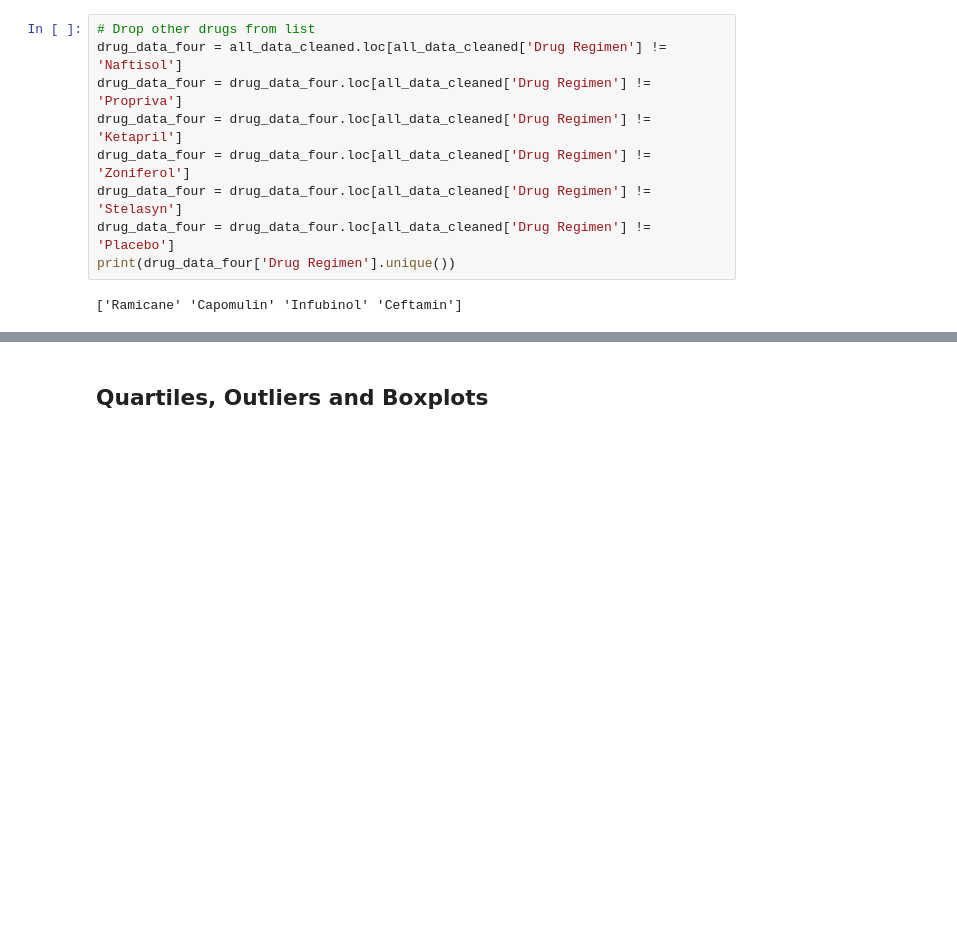
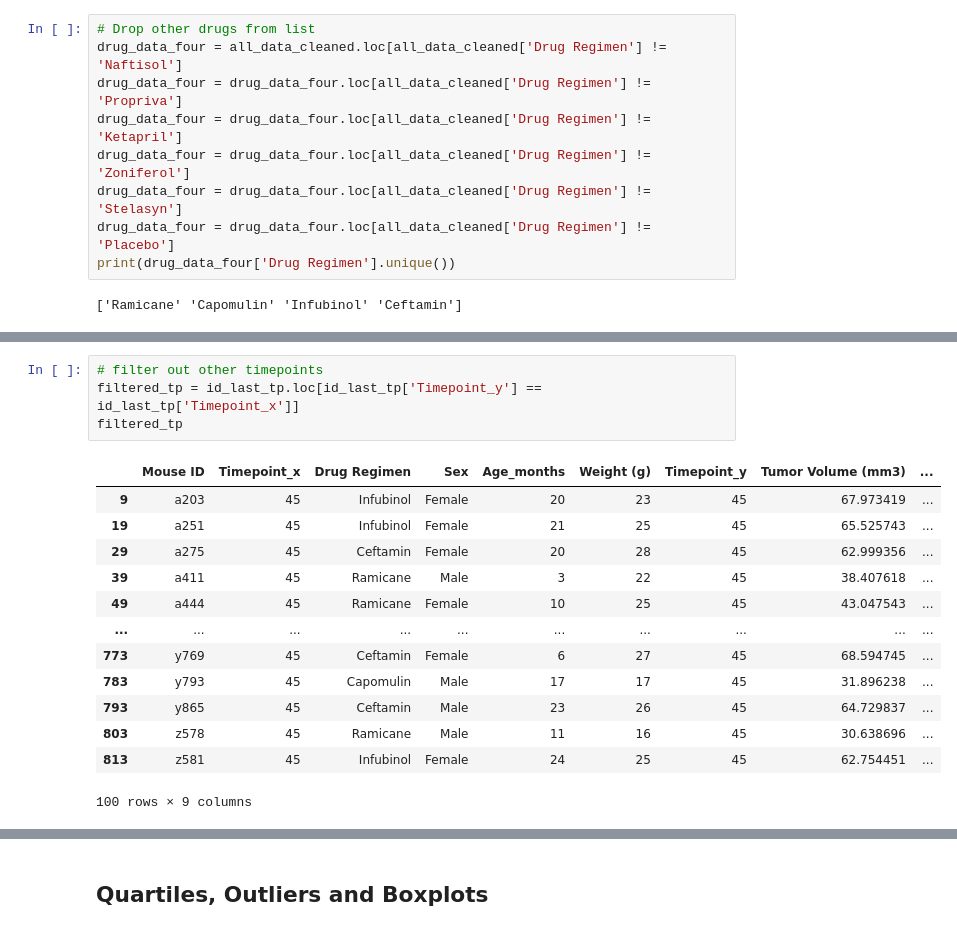
Before and after one commit to eclevela-1234/MatPlotLib_Challenge, a Jupyter notebook: Eliot_Pymaceuticals.ipynb, the cells around one changed output, grey strips where cells are left out. Drawn from its saved outputs; the diff is of its cells as text; blank space fills up the shorter version.

```diff
--- a/Eliot_Pymaceuticals.ipynb
+++ b/Eliot_Pymaceuticals.ipynb
@@ -223,0 +254,18 @@ print(max_timepoint.unique())
+# %%
+# filter out other timepoints
+filtered_tp = id_last_tp.loc[id_last_tp['Timepoint_y'] == id_last_tp['Timepoint_x']]
+filtered_tp
+# %% [output]
+|  | Mouse ID | Timepoint_x | Drug Regimen | Sex | Age_months | Weight (g) | Timepoint_y | Tumor Volume (mm3) | ... |
+| 9 | a203 | 45 | Infubinol | Female | 20 | 23 | 45 | 67.973419 | ... |
+| 19 | a251 | 45 | Infubinol | Female | 21 | 25 | 45 | 65.525743 | ... |
+| 29 | a275 | 45 | Ceftamin | Female | 20 | 28 | 45 | 62.999356 | ... |
+| 39 | a411 | 45 | Ramicane | Male | 3 | 22 | 45 | 38.407618 | ... |
+| 49 | a444 | 45 | Ramicane | Female | 10 | 25 | 45 | 43.047543 | ... |
+| ... | ... | ... | ... | ... | ... | ... | ... | ... | ... |
+| 773 | y769 | 45 | Ceftamin | Female | 6 | 27 | 45 | 68.594745 | ... |
+| 783 | y793 | 45 | Capomulin | Male | 17 | 17 | 45 | 31.896238 | ... |
+| 793 | y865 | 45 | Ceftamin | Male | 23 | 26 | 45 | 64.729837 | ... |
+| 803 | z578 | 45 | Ramicane | Male | 11 | 16 | 45 | 30.638696 | ... |
+| 813 | z581 | 45 | Infubinol | Female | 24 | 25 | 45 | 62.754451 | ... |
+100 rows × 9 columns
```
Also changed, not shown: parts of 7 cells of this notebook.
